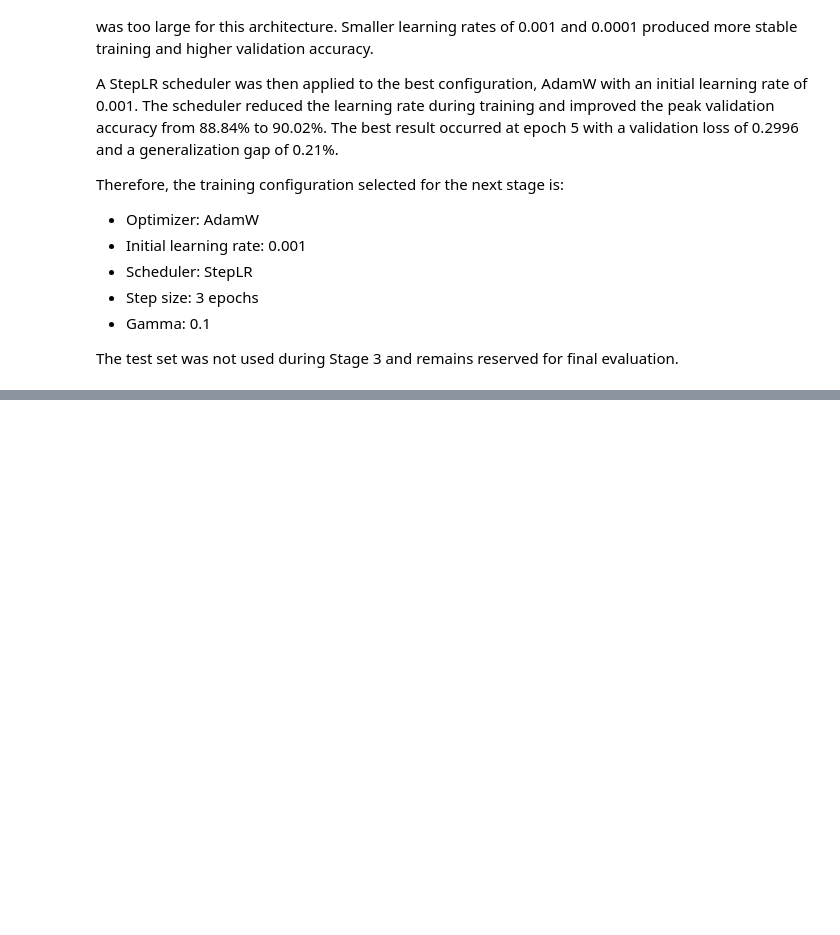
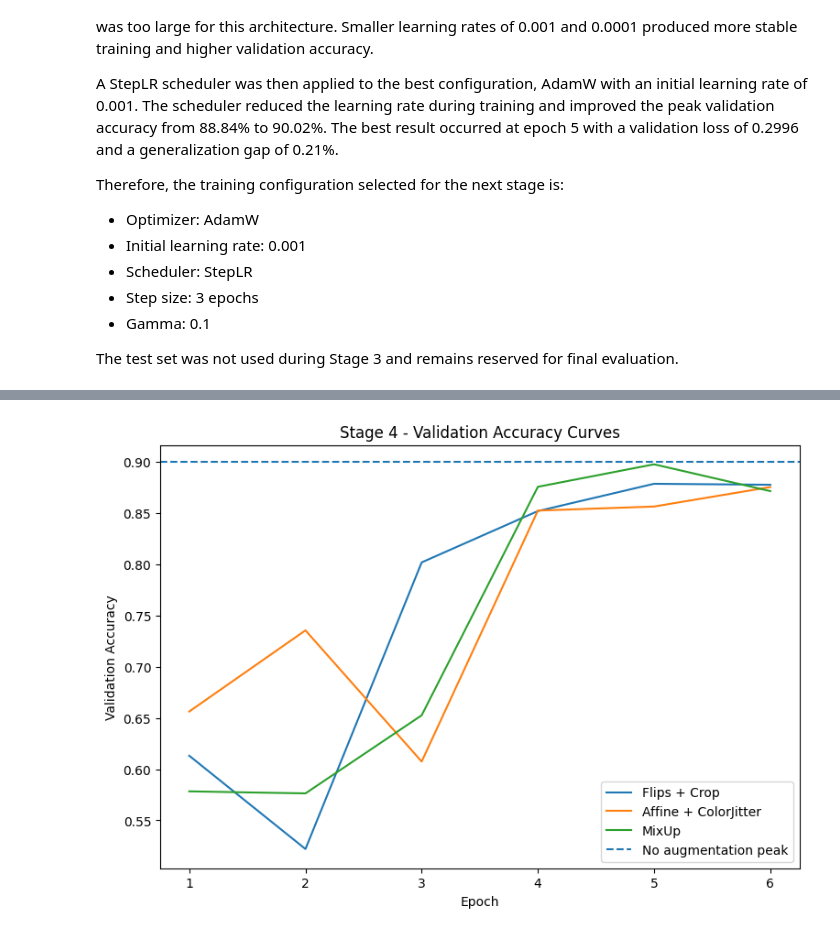
Before and after one commit to amarfarshoukh/EuroSAT_Project, a Jupyter notebook: notebooks/EuroSAT_Project.ipynb, the cells around one changed output, grey strips where cells are left out. Cells and saved outputs as stored; diff of their text form; code cells hidden in the pictures; blank space fills up the shorter version.

```diff
--- a/notebooks/EuroSAT_Project.ipynb
+++ b/notebooks/EuroSAT_Project.ipynb
@@ -2046,0 +2702,25 @@ The test set was not used during Stage 3 and remains reserved for final evaluati
+# %%
+plt.figure(figsize=(9, 6))
+
+for name, history in stage4_histories.items():
+
+    plt.plot(
+        range(1, stage4_epochs + 1),
+        history['val_accuracy'],
+        label=name
+    )
+
+plt.axhline(
+    y=0.9002,
+    linestyle='--',
+    label='No augmentation peak'
+)
+
+plt.xlabel('Epoch')
+plt.ylabel('Validation Accuracy')
+plt.title('Stage 4 - Validation Accuracy Curves')
+
+plt.legend()
+plt.show()
+# %% [output]
+[figure, added]
```
Also changed, not shown: parts of 29 cells of this notebook, 2 other files.
